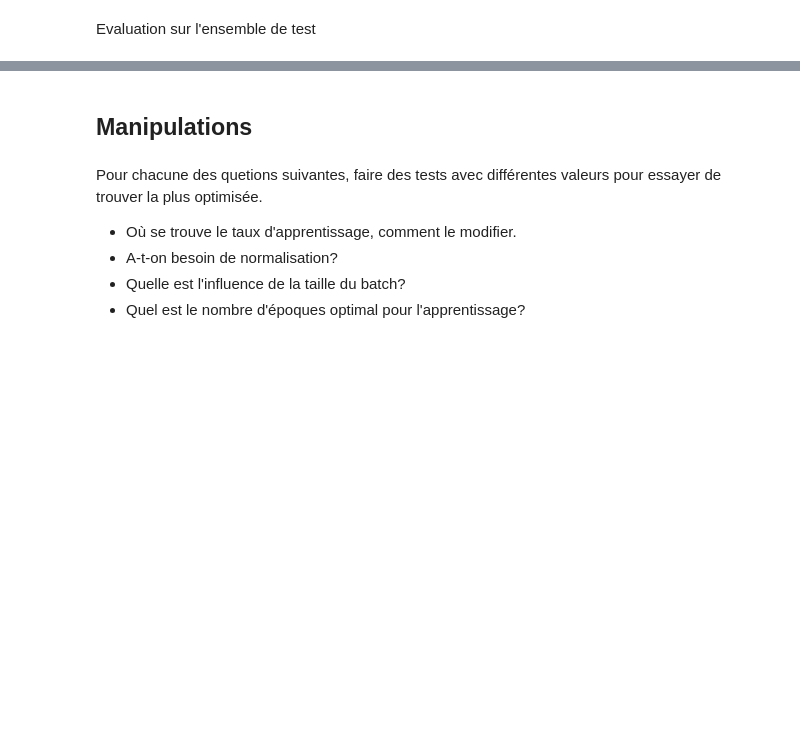
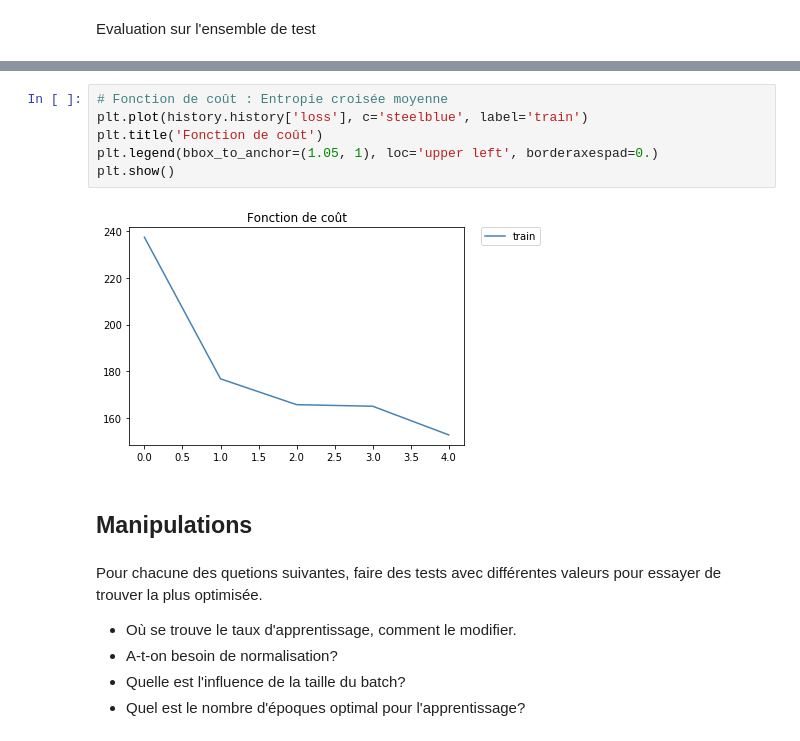
Before and after one commit to neodelphis/simplon-initiation-reseaux-neuronaux, a Jupyter notebook: mnist-4-rn-softmax-correction.ipynb, the cells around one changed output, grey strips where cells are left out. Saved outputs shown, nothing was run; the diff lists cells and outputs as text; blank space fills up the shorter version.

```diff
--- a/mnist-4-rn-softmax-correction.ipynb
+++ b/mnist-4-rn-softmax-correction.ipynb
@@ -92,3 +121,11 @@ model.evaluate(x_test,  y_test, verbose=2)
+# %%
+# Fonction de coût : Entropie croisée moyenne
+plt.plot(history.history['loss'], c='steelblue', label='train')
+plt.title('Fonction de coût')
+plt.legend(bbox_to_anchor=(1.05, 1), loc='upper left', borderaxespad=0.)
+plt.show()
+# %% [output]
+[figure, added]
 # %% [markdown]
 ## Manipulations
 # %% [markdown]
```
Also changed, not shown: parts of 13 cells of this notebook, 2 other files.
